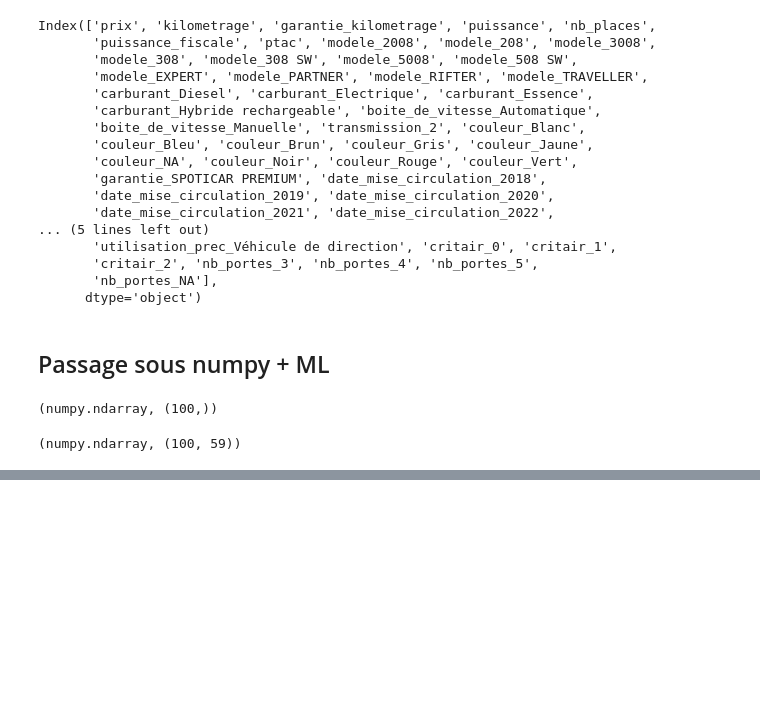
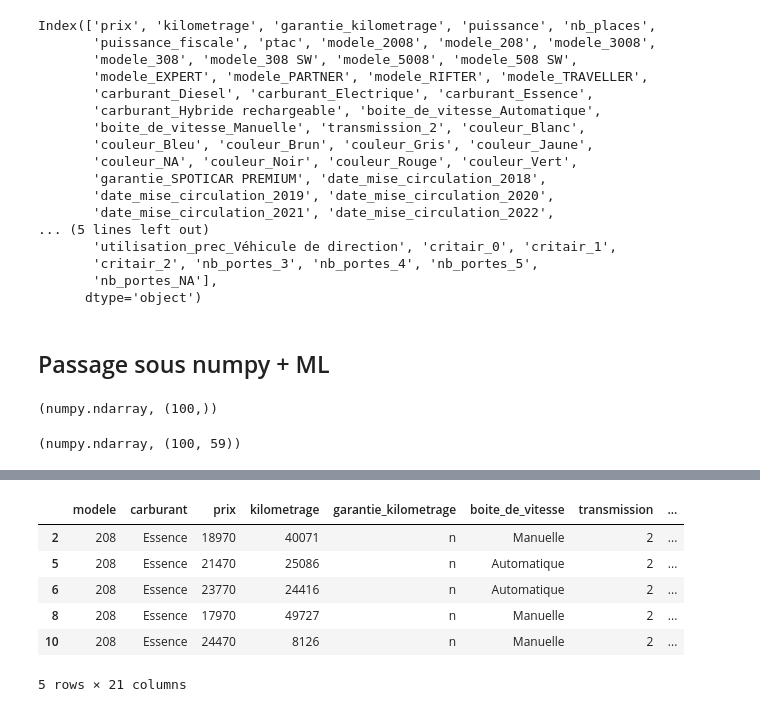
Before and after one commit to mathver/VERON_NEPVEUX_PROJECT, a Jupyter notebook: veron_nepveux_project/panda.ipynb, the cells around one changed output, grey strips where cells are left out. Cells and saved outputs as stored; diff of their text form; code cells hidden in the pictures; blank space fills up the shorter version.

Commit message:
tests predictions

```diff
--- a/veron_nepveux_project/panda.ipynb
+++ b/veron_nepveux_project/panda.ipynb
@@ -480,0 +486,4 @@ pln_gs.best_params_, pln_gs.best_score_
+# %%
+essai = en_gs.best_estimator_
+# %%
+prix_prédits = essai.predict(X)
@@ -480,0 +559,3 @@ pln_gs.best_params_, pln_gs.best_score_
+# %%
+data_finale['prix_predits'] = prix_prédits
+data_finale['surplus_conso'] = data_finale['prix'] - data_finale['prix_predits']
@@ -480,0 +572,19 @@ pln_gs.best_params_, pln_gs.best_score_
+# %%
+newdf =data_finale.loc[
+    (data_finale.modele == "208") &
+    (data_finale.carburant == "Essence") &
+    (data_finale.couleur == "Gris") &
+    (data_finale.silhouette == "Citadine") &
+    (data_finale.transmission == '2') &
+    (data_finale.date_mise_circulation >= 2017)
+    ]
+# %%
+newdf.head()
+# %% [output]
+|  | modele | carburant | prix | kilometrage | garantie_kilometrage | boite_de_vitesse | transmission | ... |
+| 2 | 208 | Essence | 18970 | 40071 | n | Manuelle | 2 | ... |
+| 5 | 208 | Essence | 21470 | 25086 | n | Automatique | 2 | ... |
+| 6 | 208 | Essence | 23770 | 24416 | n | Automatique | 2 | ... |
+| 8 | 208 | Essence | 17970 | 49727 | n | Manuelle | 2 | ... |
+| 10 | 208 | Essence | 24470 | 8126 | n | Manuelle | 2 | ... |
+5 rows × 21 columns
```
Also changed, not shown: parts of 28 cells of this notebook.
